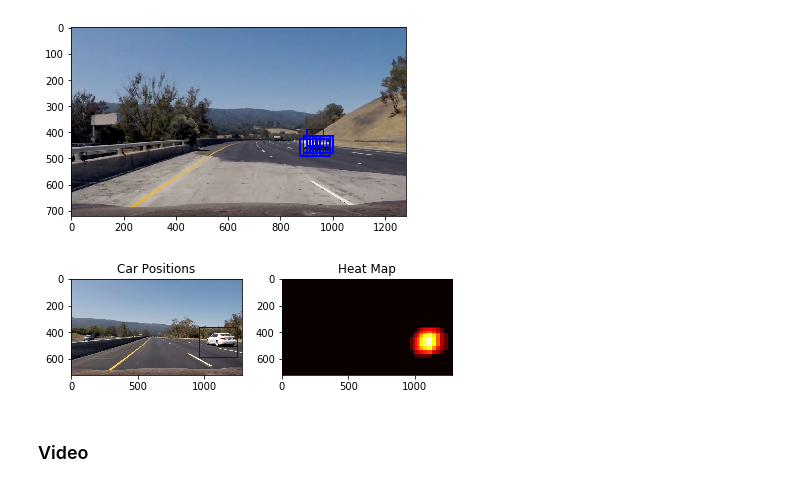
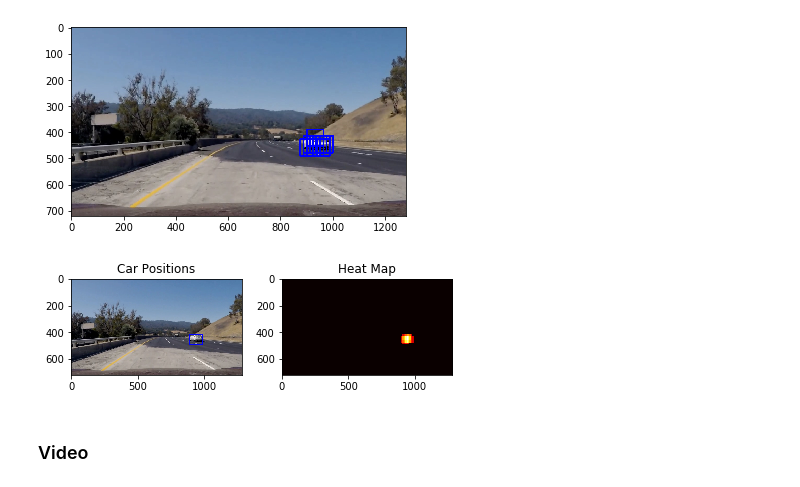
Before and after one commit to shotaro12oyama/udacity-vehicle-detection, a Jupyter notebook: Vehicle_Detection.ipynb, the cells around one changed output. Drawn from its saved outputs; the diff is of its cells as text; code cells hidden in the pictures.

```diff
--- a/Vehicle_Detection.ipynb
+++ b/Vehicle_Detection.ipynb
@@ -571,7 +571,7 @@ plt.imshow(window_image)
 # using the code in the udacity lesson
 
 # Read in image similar to one shown above
-image = mpimg.imread('./test_images/bbox-example-image8.jpg')
+image = mpimg.imread('./test_images/bbox-example-image9.jpg')
 heat = np.zeros_like(image[:,:,0]).astype(np.float)
 
 def add_heat(heatmap, bbox_list):
@@ -597,38 +597,35 @@ def draw_labeled_bboxes(img, labels):
         nonzero = (labels[0] == car_number).nonzero()
         # Identify x and y values of those pixels
         nonzeroy = np.array(nonzero[0])
         nonzerox = np.array(nonzero[1])
         # Define a bounding box based on min/max x and y
         bbox = ((np.min(nonzerox), np.min(nonzeroy)), (np.max(nonzerox), np.max(nonzeroy)))
         # Draw the box on the image
         cv2.rectangle(img, bbox[0], bbox[1], (0,0,255), 6)
     # Return the image
     return img
 
 # Add heat to each box in box list
 heat = add_heat(heat,box_list)
-
 # Apply threshold to help remove false positives
 heat = apply_threshold(heat,2)
-
 # Visualize the heatmap when displaying
 heatmap = np.clip(heat, 0, 255)
-
 # Find final boxes from heatmap using label function
 labels = label(heatmap)
 draw_img = draw_labeled_bboxes(np.copy(image), labels)
 
 fig = plt.figure()
 plt.subplot(121)
 plt.imshow(draw_img)
 plt.title('Car Positions')
 plt.subplot(122)
 plt.imshow(heatmap, cmap='hot')
-plt.savefig('./output_images/HOG_example.jpg')
+plt.savefig('./output_images/bboxes_and_heat.png')
 plt.title('Heat Map')
 fig.tight_layout()
 # %% [output]
-[figure, old version]
+[figure, new version]
 # %% [markdown]
 ### Video
 # %%
```
Also changed, not shown: 1 other file.
